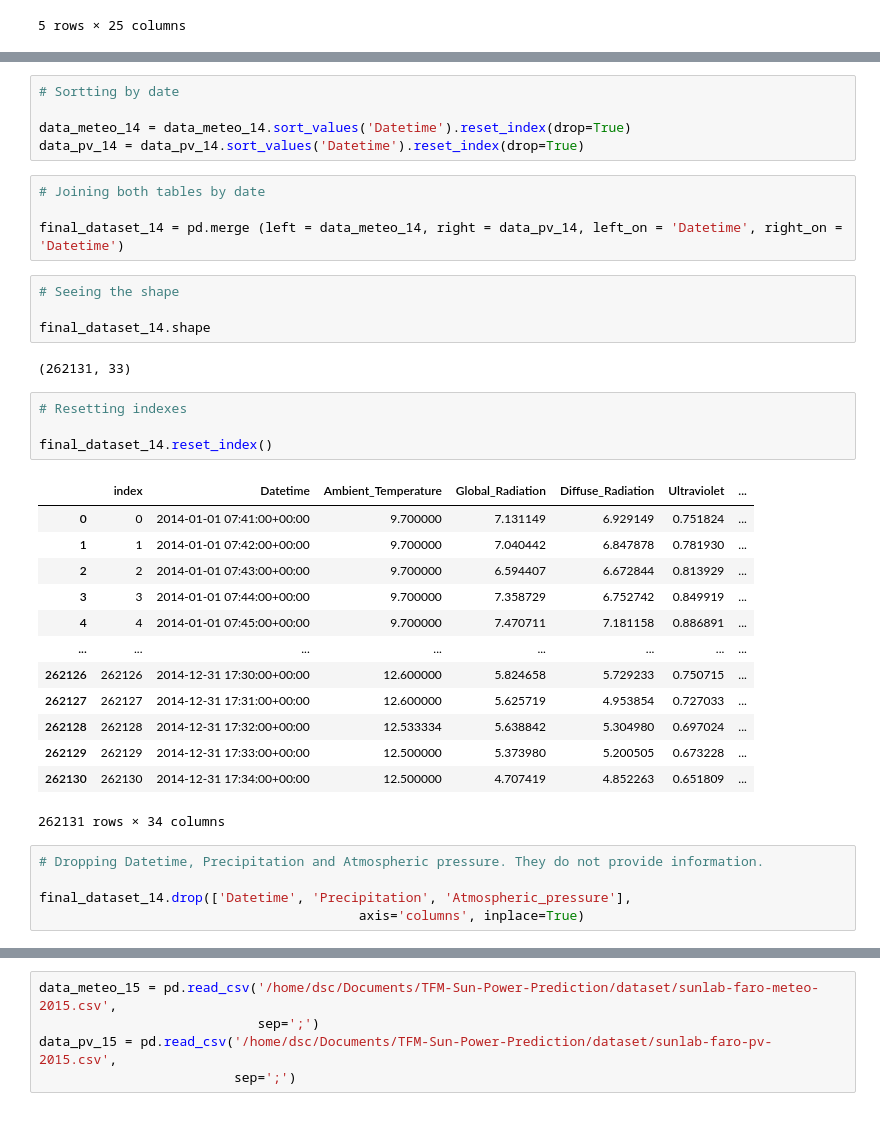
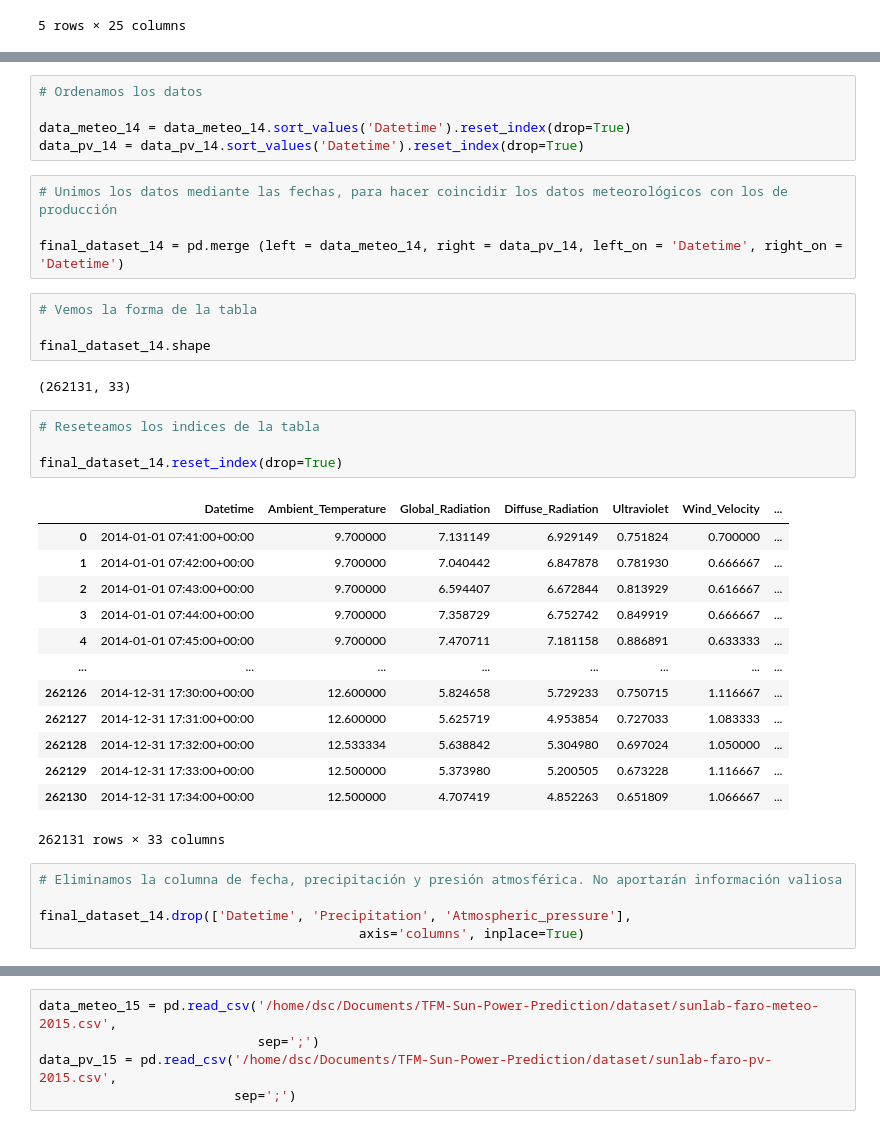
Before and after one commit to abrahansn/TFM-Sun-Power-Prediction, a Jupyter notebook: 01_Fixing_data.ipynb, the cells around one changed output, grey strips where cells are left out. Drawn from its saved outputs; the diff is of its cells as text.

```diff
--- a/01_Fixing_data.ipynb
+++ b/01_Fixing_data.ipynb
@@ -131,40 +131,40 @@ data_pv_14.head()
 data_meteo_14['Datetime'] = pd.to_datetime(data_meteo_14['Datetime'], utc=True)
 data_pv_14['Datetime'] = pd.to_datetime(data_pv_14['Datetime'], utc=True)
 # %%
-# Sortting by date
+# Ordenamos los datos
 
 data_meteo_14 = data_meteo_14.sort_values('Datetime').reset_index(drop=True)
 data_pv_14 = data_pv_14.sort_values('Datetime').reset_index(drop=True)
 # %%
-# Joining both tables by date
+# Unimos los datos mediante las fechas, para hacer coincidir los datos meteorológicos con los de producción
 
 final_dataset_14 = pd.merge (left = data_meteo_14, right = data_pv_14, left_on = 'Datetime', right_on = 'Datetime')
-# %%
-# Seeing the shape
-
-final_dataset_14.shape
-# %% [output]
-(262131, 33)
-# %%
-# Resetting indexes
-
-final_dataset_14.reset_index()
-# %% [output]
-|  | index | Datetime | Ambient_Temperature | Global_Radiation | Diffuse_Radiation | Ultraviolet | ... |
-| 0 | 0 | 2014-01-01 07:41:00+00:00 | 9.700000 | 7.131149 | 6.929149 | 0.751824 | ... |
-| 1 | 1 | 2014-01-01 07:42:00+00:00 | 9.700000 | 7.040442 | 6.847878 | 0.781930 | ... |
-| 2 | 2 | 2014-01-01 07:43:00+00:00 | 9.700000 | 6.594407 | 6.672844 | 0.813929 | ... |
-| 3 | 3 | 2014-01-01 07:44:00+00:00 | 9.700000 | 7.358729 | 6.752742 | 0.849919 | ... |
-| 4 | 4 | 2014-01-01 07:45:00+00:00 | 9.700000 | 7.470711 | 7.181158 | 0.886891 | ... |
-| ... | ... | ... | ... | ... | ... | ... | ... |
-| 262126 | 262126 | 2014-12-31 17:30:00+00:00 | 12.600000 | 5.824658 | 5.729233 | 0.750715 | ... |
-| 262127 | 262127 | 2014-12-31 17:31:00+00:00 | 12.600000 | 5.625719 | 4.953854 | 0.727033 | ... |
-| 262128 | 262128 | 2014-12-31 17:32:00+00:00 | 12.533334 | 5.638842 | 5.304980 | 0.697024 | ... |
-| 262129 | 262129 | 2014-12-31 17:33:00+00:00 | 12.500000 | 5.373980 | 5.200505 | 0.673228 | ... |
-| 262130 | 262130 | 2014-12-31 17:34:00+00:00 | 12.500000 | 4.707419 | 4.852263 | 0.651809 | ... |
-262131 rows × 34 columns
+# %%
+# Vemos la forma de la tabla
+
+final_dataset_14.shape
+# %% [output]
+(262131, 33)
+# %%
+# Reseteamos los indices de la tabla
+
+final_dataset_14.reset_index(drop=True)
+# %% [output]
+|  | Datetime | Ambient_Temperature | Global_Radiation | Diffuse_Radiation | Ultraviolet | Wind_Velocity | ... |
+| 0 | 2014-01-01 07:41:00+00:00 | 9.700000 | 7.131149 | 6.929149 | 0.751824 | 0.700000 | ... |
+| 1 | 2014-01-01 07:42:00+00:00 | 9.700000 | 7.040442 | 6.847878 | 0.781930 | 0.666667 | ... |
+| 2 | 2014-01-01 07:43:00+00:00 | 9.700000 | 6.594407 | 6.672844 | 0.813929 | 0.616667 | ... |
+| 3 | 2014-01-01 07:44:00+00:00 | 9.700000 | 7.358729 | 6.752742 | 0.849919 | 0.666667 | ... |
+| 4 | 2014-01-01 07:45:00+00:00 | 9.700000 | 7.470711 | 7.181158 | 0.886891 | 0.633333 | ... |
+| ... | ... | ... | ... | ... | ... | ... | ... |
+| 262126 | 2014-12-31 17:30:00+00:00 | 12.600000 | 5.824658 | 5.729233 | 0.750715 | 1.116667 | ... |
+| 262127 | 2014-12-31 17:31:00+00:00 | 12.600000 | 5.625719 | 4.953854 | 0.727033 | 1.083333 | ... |
+| 262128 | 2014-12-31 17:32:00+00:00 | 12.533334 | 5.638842 | 5.304980 | 0.697024 | 1.050000 | ... |
+| 262129 | 2014-12-31 17:33:00+00:00 | 12.500000 | 5.373980 | 5.200505 | 0.673228 | 1.116667 | ... |
+| 262130 | 2014-12-31 17:34:00+00:00 | 12.500000 | 4.707419 | 4.852263 | 0.651809 | 1.066667 | ... |
+262131 rows × 33 columns
 # %%
-# Dropping Datetime, Precipitation and Atmospheric pressure. They do not provide information.
+# Eliminamos la columna de fecha, precipitación y presión atmosférica. No aportarán información valiosa
 
 final_dataset_14.drop(['Datetime', 'Precipitation', 'Atmospheric_pressure'],
                                          axis='columns', inplace=True)
```
Also changed, not shown: parts of 45 cells of this notebook, 1 other file.
